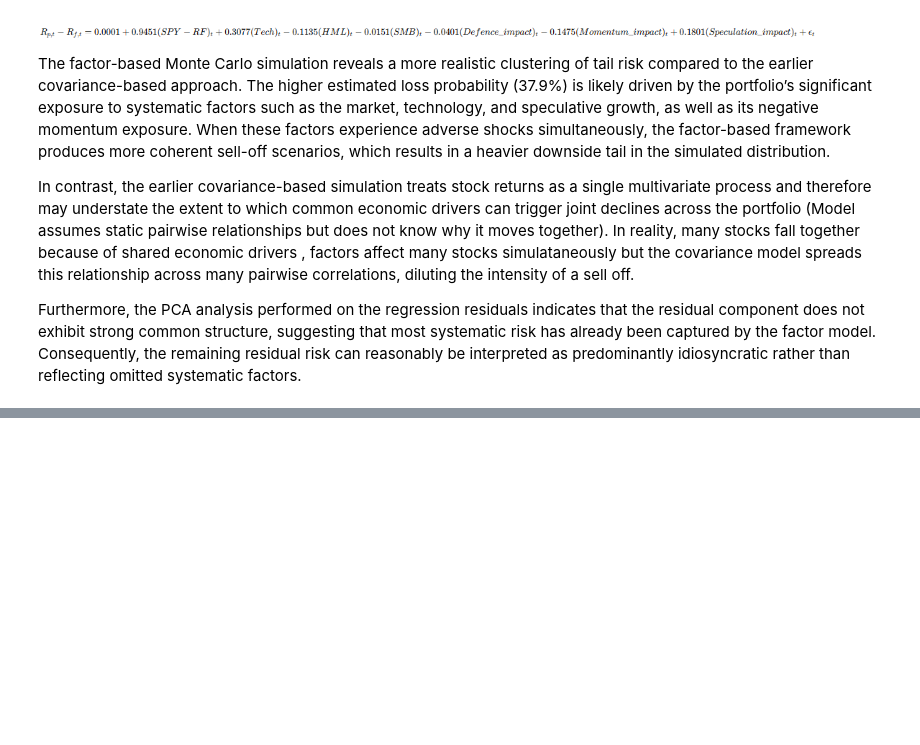
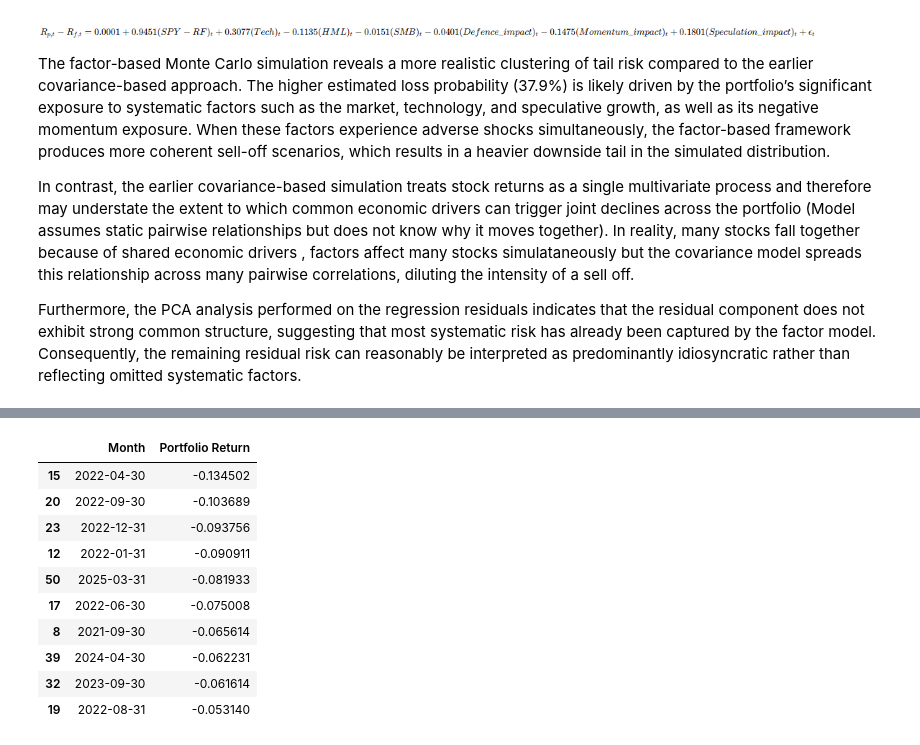
Before and after one commit to LeKaiChong/Quant-Risk-Project, a Jupyter notebook: monte carlo simulation.ipynb, the cells around one changed output, grey strips where cells are left out. Cells and saved outputs as stored; diff of their text form; code cells hidden in the pictures; blank space fills up the shorter version.

```diff
--- a/monte carlo simulation.ipynb
+++ b/monte carlo simulation.ipynb
@@ -588,0 +682,14 @@ Furthermore, the PCA analysis performed on the regression residuals indicates th
+# %%
+monthly_stresstestResults.sort_values('Portfolio Return').head(10)
+# %% [output]
+|  | Month | Portfolio Return |
+| 15 | 2022-04-30 | -0.134502 |
+| 20 | 2022-09-30 | -0.103689 |
+| 23 | 2022-12-31 | -0.093756 |
+| 12 | 2022-01-31 | -0.090911 |
+| 50 | 2025-03-31 | -0.081933 |
+| 17 | 2022-06-30 | -0.075008 |
+| 8 | 2021-09-30 | -0.065614 |
+| 39 | 2024-04-30 | -0.062231 |
+| 32 | 2023-09-30 | -0.061614 |
+| 19 | 2022-08-31 | -0.053140 |
```
Also changed, not shown: parts of 11 cells of this notebook, 1 other file.
